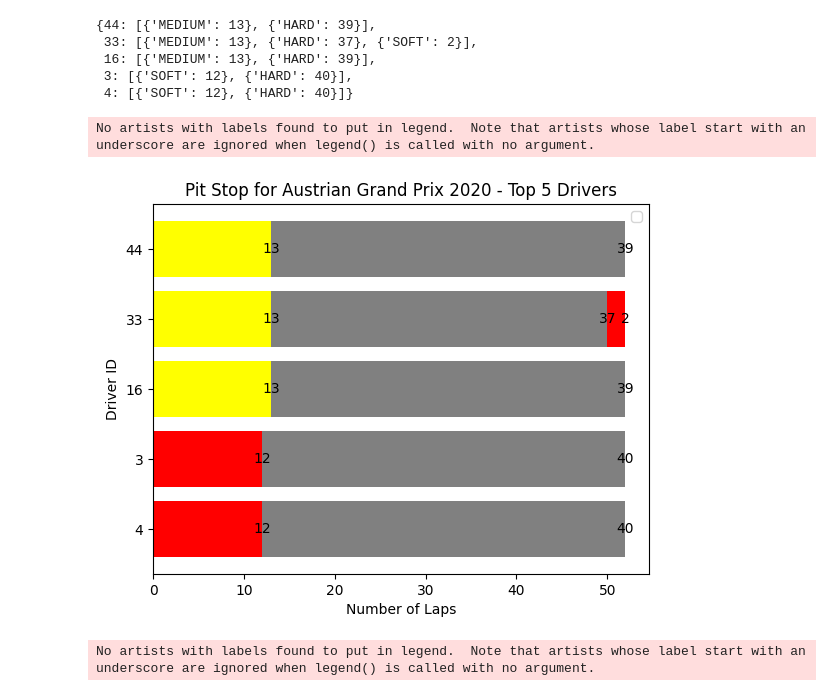
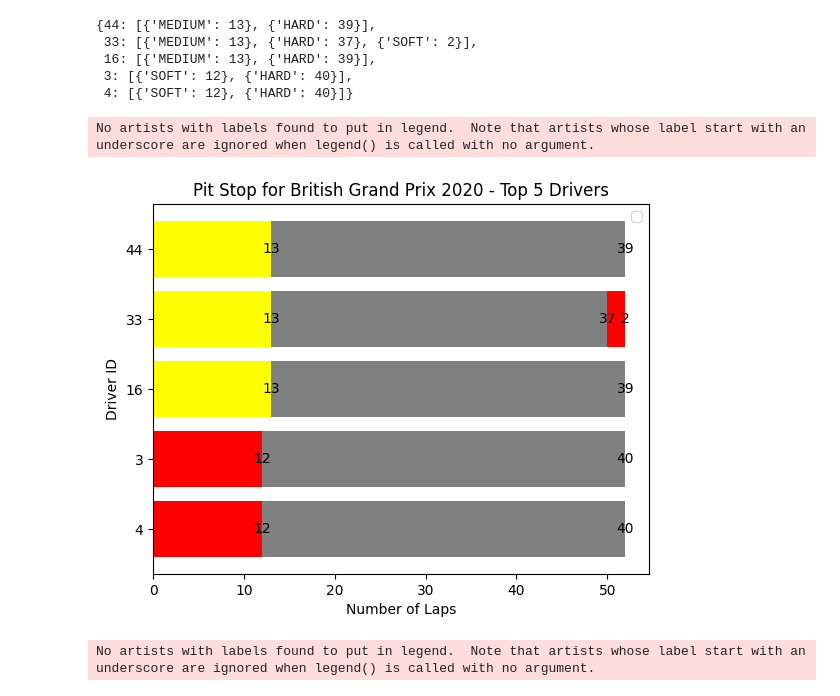
Before and after one commit to mahadev9/cisc889, a Jupyter notebook: Result Analysis.ipynb, the cells around one changed output. Cells and saved outputs as stored; diff of their text form; code cells hidden in the pictures.

```diff
--- a/Result Analysis.ipynb
+++ b/Result Analysis.ipynb
@@ -58,28 +58,28 @@ drivers_data
 # %%
 color_map = {'SOFT': 'red', 'MEDIUM': 'yellow', 'HARD': 'grey', 'INTER': 'green', 'WET': 'blue'}
 
 plt.figure()
 count = len(drivers_data.keys()) - 1
 for driver_id, data in drivers_data.items():
     left = 0
     for i, tire in enumerate(data):
         for key, value in tire.items():
             plt.barh(count, value, left=left, color=color_map[key])
             plt.text(left + value, count, value, ha='center', va='center')
             left += value
     count -= 1
 
 yticks = np.arange(len(drivers_data.keys()))
 plt.yticks(yticks, reversed(list(drivers_data.keys())))
 
 plt.xlabel('Number of Laps')
 plt.ylabel('Driver ID')
-plt.title('Pit Stop for Austrian Grand Prix 2020 - Top 5 Drivers')
+plt.title('Pit Stop for British Grand Prix 2020 - Top 5 Drivers')
 plt.legend(loc='upper right')
 plt.show()
 # %% [output]
 No artists with labels found to put in legend.  Note that artists whose label start with an underscore are ignored when legend() is called with no argument.
-[figure, old version]
+[figure, new version]
 # %%
 predicted_data = {
     1: [
```
Also changed, not shown: parts of 2 cells of this notebook, 3 other files.
